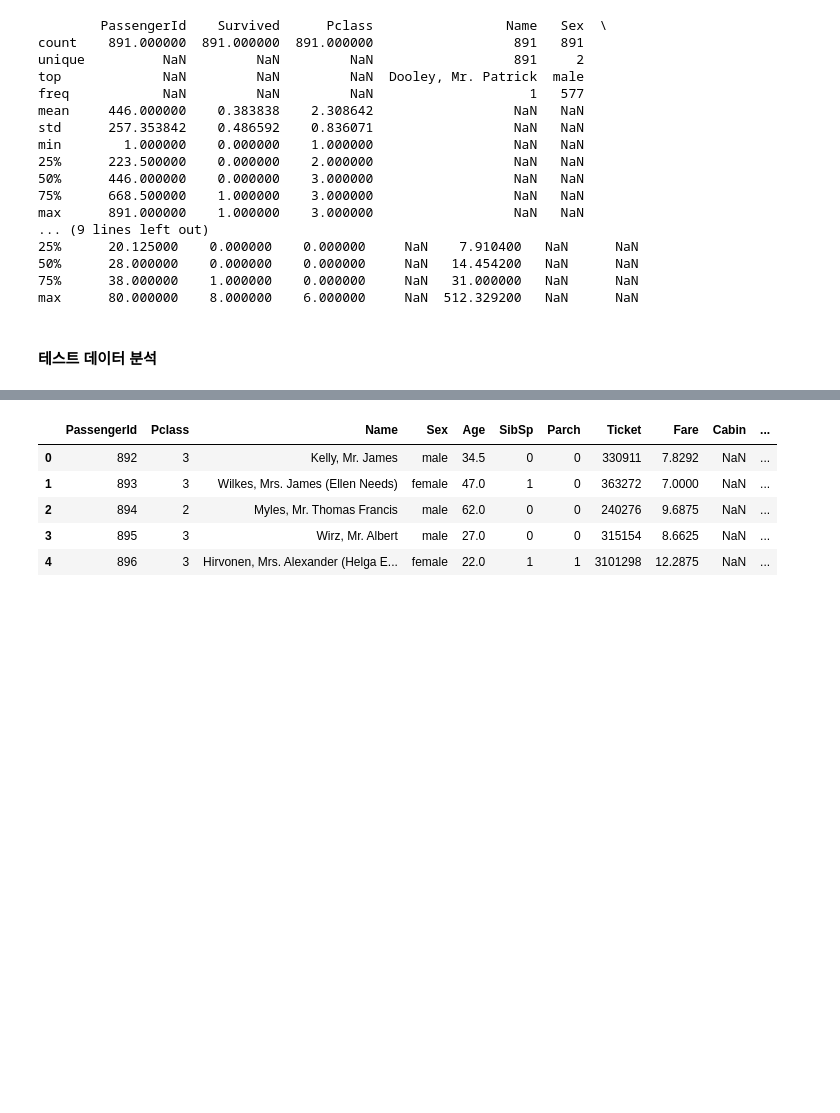
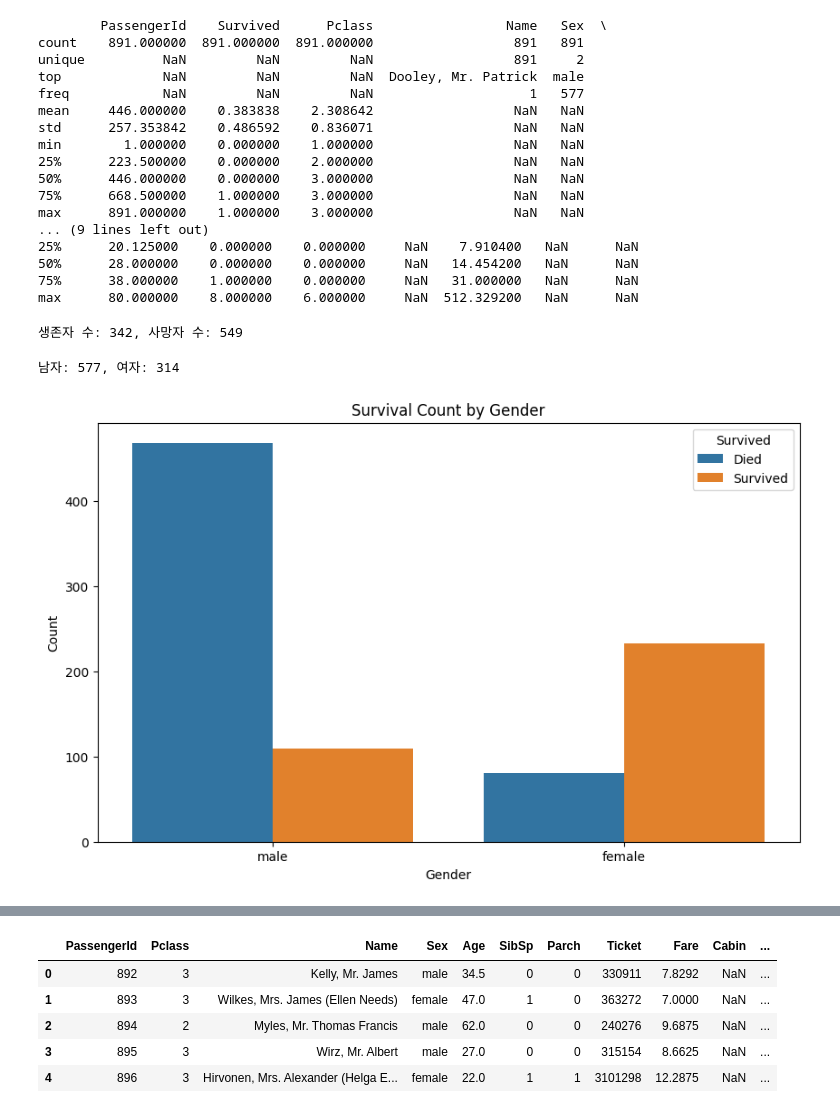
Before and after one commit to kty2001/ML_project, a Jupyter notebook: titanic_analysis.ipynb, the cells around one changed output, grey strips where cells are left out. Cells and saved outputs as stored; diff of their text form; code cells hidden in the pictures; blank space fills up the shorter version.

```diff
--- a/titanic_analysis.ipynb
+++ b/titanic_analysis.ipynb
@@ -89,5 +96,23 @@ max      891.000000    1.000000    3.000000                  NaN   NaN
 50%      28.000000    0.000000    0.000000     NaN   14.454200   NaN      NaN
 75%      38.000000    1.000000    0.000000     NaN   31.000000   NaN      NaN
 max      80.000000    8.000000    6.000000     NaN  512.329200   NaN      NaN
-# %% [markdown]
-#### 테스트 데이터 분석
+# %%
+print(f"생존자 수: {sum(train_df['Survived'])}, 사망자 수: {891 - sum(train_df['Survived'])}")
+# %% [output]
+생존자 수: 342, 사망자 수: 549
+# %%
+num_males = train_df[train_df["Sex"] == "male"].shape[0]
+num_females = train_df[train_df["Sex"] == "female"].shape[0]
+print(f'남자: {num_males}, 여자: {num_females}')
+# %% [output]
+남자: 577, 여자: 314
+# %%
+plt.figure(figsize=(10, 6))
+sns.countplot(data=train_df, x="Sex", hue="Survived")
+plt.title("Survival Count by Gender")
+plt.xlabel("Gender")
+plt.ylabel("Count")
+plt.legend(title="Survived", labels=["Died", "Survived"])
+plt.show()
+# %% [output]
+[figure, added]
```
Also changed, not shown: parts of 11 cells of this notebook, 2 other files.
